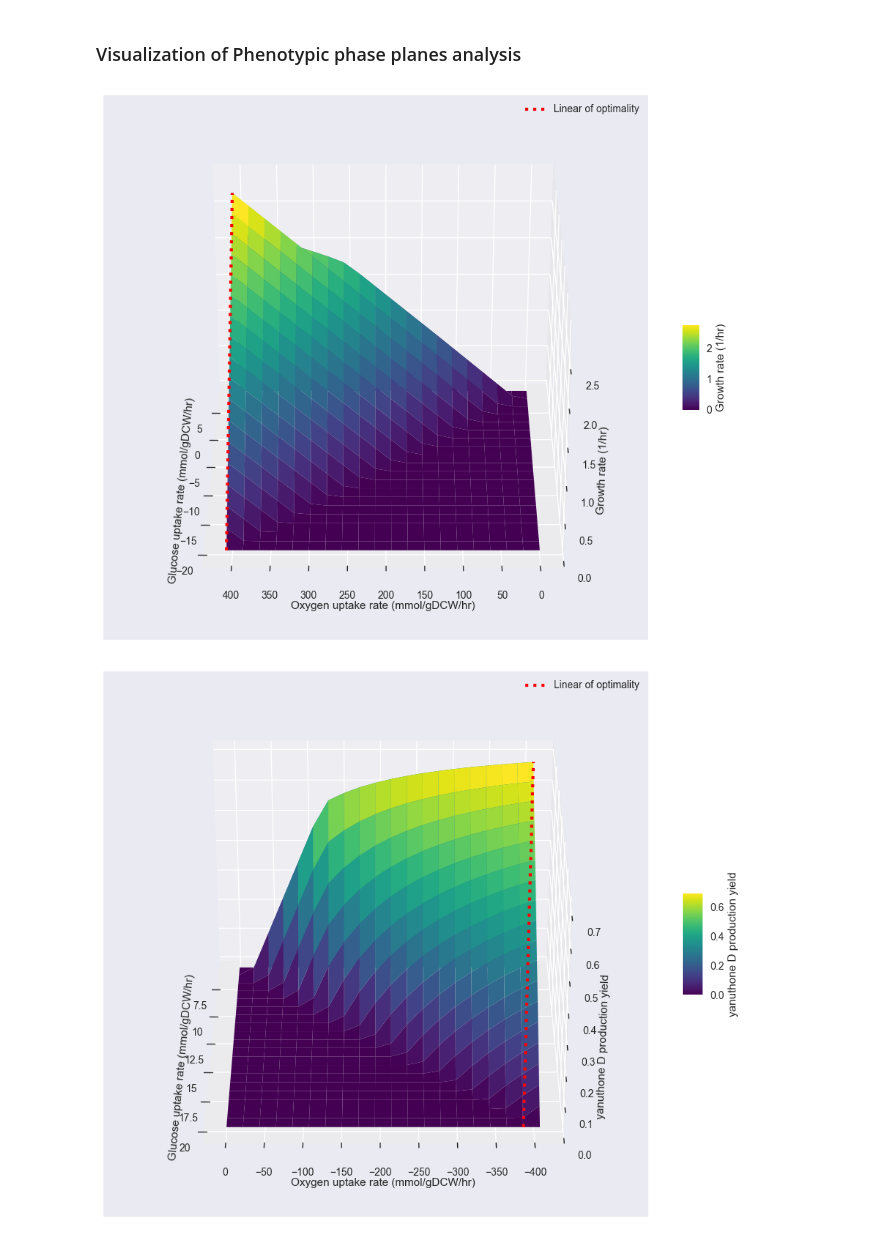
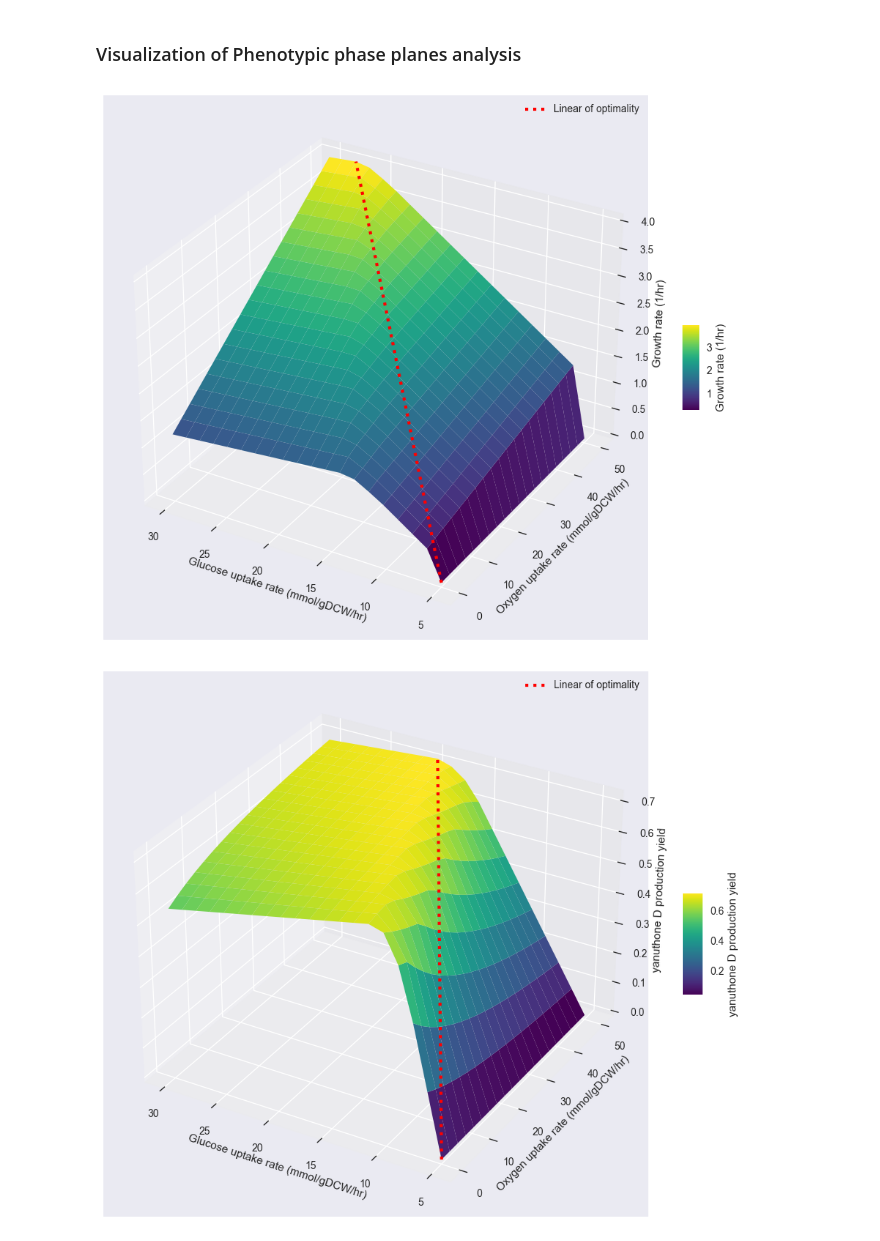
Before and after one commit to 27410/group-assingment-group13, a Jupyter notebook: Analysis/Phenotypic_phase_planes/Phenotype_phase_plane.ipynb, the cells around one changed output. Drawn from its saved outputs; the diff is of its cells as text; code cells hidden in the pictures.

```diff
--- a/Analysis/Phenotypic_phase_planes/Phenotype_phase_plane.ipynb
+++ b/Analysis/Phenotypic_phase_planes/Phenotype_phase_plane.ipynb
@@ -132,5 +132,3 @@ YESmedium['BOUNDARY_O2e'] = 1000 #Oxygen
 
 # Setting YES as control medium
 model.medium = YESmedium
-
-model.reactions.BOUNDARY_GLCe.bonds = -20,1000
@@ -137,3 +137,6 @@ model.reactions.BOUNDARY_GLCe.bonds = -20,1000
+# %%
+model.reactions.BOUNDARY_GLCe.bounds = -30, -5 # Impose constraint on glucose uptake rate
+model.reactions.BOUNDARY_O2e.bounds = -50, 0 # Impose constraint on oxygen uptake rate
 # %% [markdown]
 ### Calculation Phenotypic phase planes (PPP)
 # %%
@@ -236,7 +239,7 @@ points = list(zip(X.flatten(), -Y.flatten(), Z.flatten()))
 
 # Find the steepest path to the highest point
 highest_point = max(points, key=lambda p: p[2])
-start = min(points, key=lambda p: p[2]) # Start point, could be any point
+start = (-5,0,0) # Based on boundary constraints
 path = dijkstra(start, highest_point, points)
 
 # Extract X, Y, Z values for the steepest path
@@ -253,8 +256,8 @@ ax.set_xlabel('Glucose uptake rate (mmol/gDCW/hr)')
 ax.set_ylabel('Oxygen uptake rate (mmol/gDCW/hr)')
 ax.set_zlabel('Growth rate (1/hr)')
 
-# Set the x-axis ticks and labels to display positive values
-#ax.set_xticklabels(["", "20", "17.5", "15", "12.5", "10", "7.5", "5.0", "2.5", "0"])
+# Set the y-axis ticks and labels to display positive values
+ax.set_xticklabels(["", "30", "25", "20", "15", "10", "5", "0"])
 
 # Colorbar
 cbar = fig.colorbar(surf, shrink=0.15, aspect=5)
@@ -264,11 +267,11 @@ cbar.set_label('Growth rate (1/hr)')
 
 # Show legend for the steepest path
 ax.legend()
-ax.view_init(elev=30, azim=180)
+#ax.view_init(elev=30, azim=180)
 
 plt.show()
 # %% [output]
-[figure, old version]
+[figure, new version]
 # %%
 #yanuthone D production PPP analysis
 x = yanD_PPP['BOUNDARY_GLCe']
@@ -284,44 +287,44 @@ fig = plt.figure(figsize=(12, 12))
 ax = fig.add_subplot(111, projection='3d')
 
 # Surface plot
-surf = ax.plot_surface(X, Y, Z, cmap='viridis')
+surf = ax.plot_surface(X, -Y, Z, cmap='viridis')
 
 # Flatten the data to work with a list of points
-points = list(zip(X.flatten(), Y.flatten(), Z.flatten()))
+points = list(zip(X.flatten(), -Y.flatten(), Z.flatten()))
 
 # Find the steepest path to the highest point
 highest_point = max(points, key=lambda p: p[2])
-start = min(points, key=lambda p: p[2])  # Start point, could be any point
+start = (-5,0,0) # Based on boundary constraints
 path = dijkstra(start, highest_point, points)
 
 # Extract X, Y, Z values for the steepest path
 X_path = [point[0] for point in path]
 Y_path = [point[1] for point in path]
 Z_path = [point[2] for point in path]
 
 # Plot the steepest path
 ax.plot(X_path, Y_path, Z_path, color='red', label='Linear of optimality', linestyle=':', linewidth = 3)
 
 
 # Set labels
 ax.set_xlabel('Glucose uptake rate (mmol/gDCW/hr)')
 ax.set_ylabel('Oxygen uptake rate (mmol/gDCW/hr)')
 ax.set_zlabel('yanuthone D production yield')
 
 # Set the y-axis ticks and labels to display positive values
-ax.set_xticklabels(["", "20", "17.5", "15", "12.5", "10", "7.5", "5.0", "2.5", "0"])
+ax.set_xticklabels(["", "30", "25", "20", "15", "10", "5", "0"])
 
 # Colorbar
 cbar = fig.colorbar(surf, shrink=0.15, aspect=5)
 # Set the label for the color scale
 cbar.set_label('yanuthone D production yield')
 
 # Show legend for the steepest path
 ax.legend()
 
 # Rotate the plot (change the angles as needed)
-ax.view_init(elev=30, azim=180)  # Set the elevation (vertical) and azimuth (horizontal) angles
+#ax.view_init(elev=30, azim=180)  # Set the elevation (vertical) and azimuth (horizontal) angles
 
 plt.show()
 # %% [output]
-[figure, old version]
+[figure, new version]
```
Also changed, not shown: parts of 3 cells of this notebook, 8 other files.
